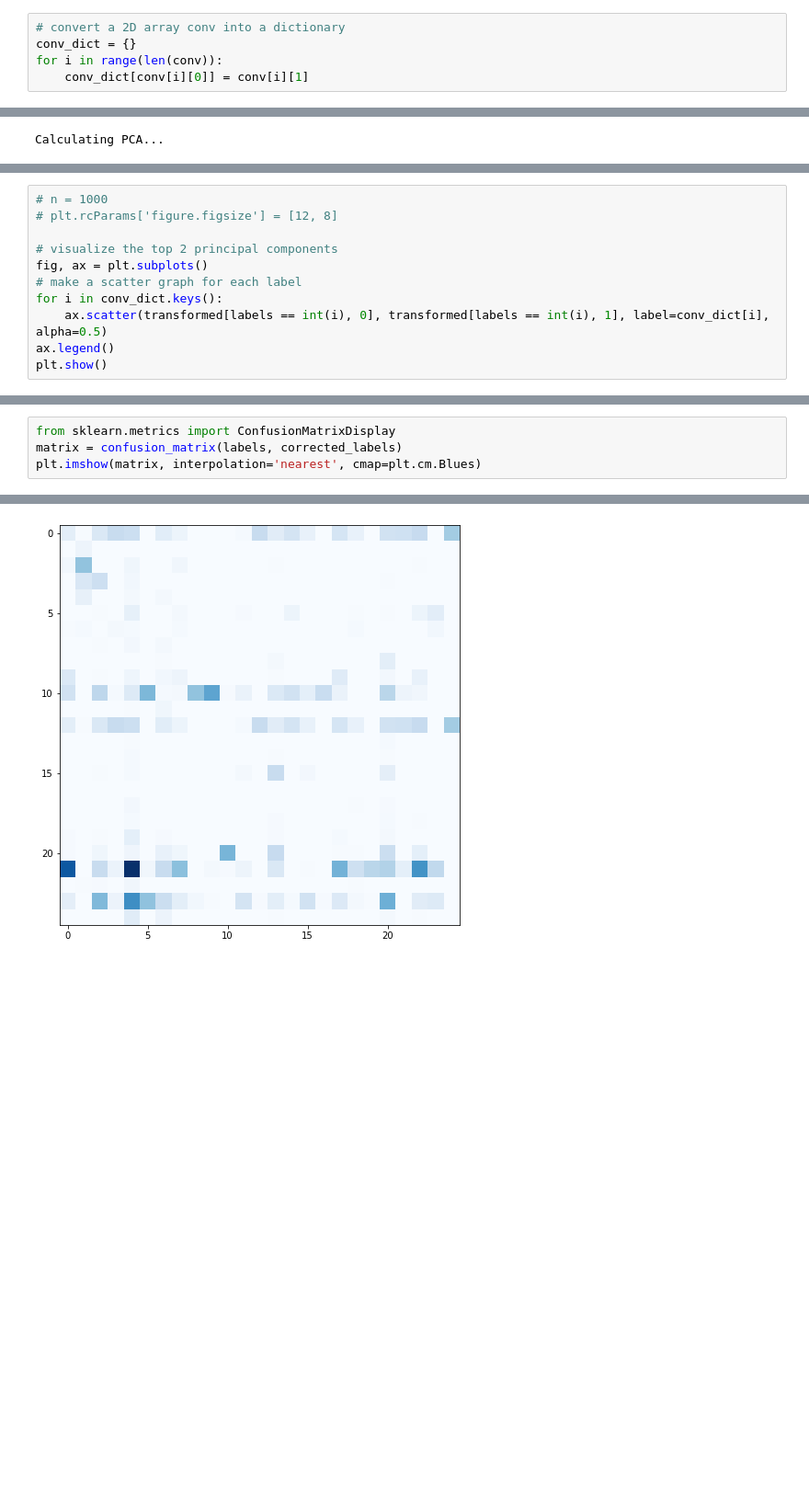
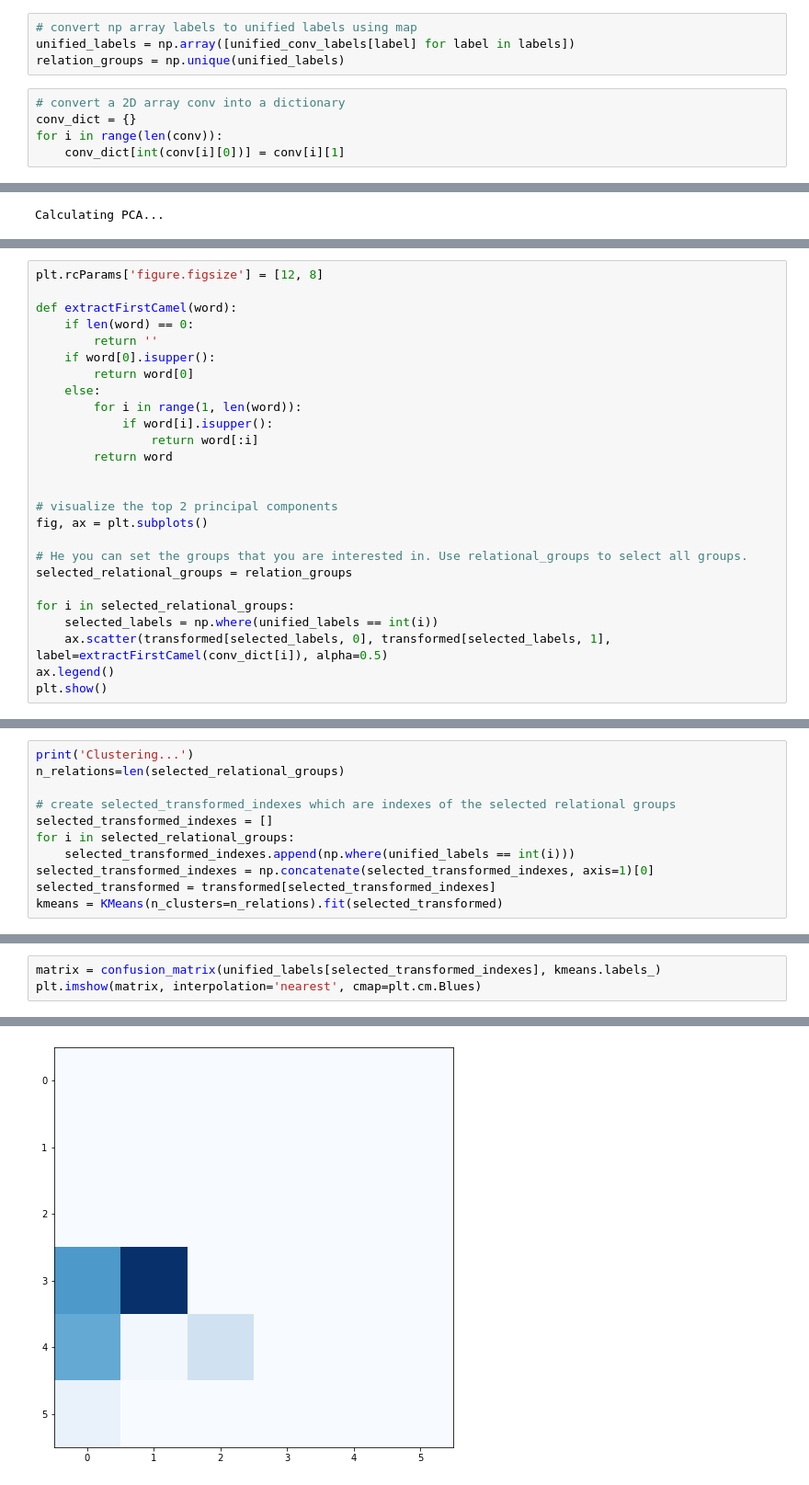
Before and after one commit to Pylyr/Internship_SBERT, a Jupyter notebook: pca.ipynb, the cells around one changed output, grey strips where cells are left out. Shown: that part at 92% size. Cells and saved outputs as stored; diff of their text form; blank space fills up the shorter version.

```diff
--- a/pca.ipynb
+++ b/pca.ipynb
@@ -38,8 +48,12 @@ array([['2', 'broader'],
+# %%
+# convert np array labels to unified labels using map
+unified_labels = np.array([unified_conv_labels[label] for label in labels])
+relation_groups = np.unique(unified_labels)
 # %%
 # convert a 2D array conv into a dictionary
 conv_dict = {}
 for i in range(len(conv)):
-    conv_dict[conv[i][0]] = conv[i][1]
+    conv_dict[int(conv[i][0])] = conv[i][1]
 # %%
 print('Calculating PCA...')
 
@@ -52,12 +78,27 @@ Calculating PCA...
 # %%
-# n = 1000
-# plt.rcParams['figure.figsize'] = [12, 8]
+plt.rcParams['figure.figsize'] = [12, 8]
+
+def extractFirstCamel(word):
+    if len(word) == 0:
+        return ''
+    if word[0].isupper():
+        return word[0]
+    else:
+        for i in range(1, len(word)):
+            if word[i].isupper():
+                return word[:i]
+        return word
+
 
 # visualize the top 2 principal components
 fig, ax = plt.subplots()
-# make a scatter graph for each label
-for i in conv_dict.keys():
-    ax.scatter(transformed[labels == int(i), 0], transformed[labels == int(i), 1], label=conv_dict[i], alpha=0.5)
+
+# He you can set the groups that you are interested in. Use relational_groups to select all groups.
+selected_relational_groups = relation_groups
+
+for i in selected_relational_groups:
+    selected_labels = np.where(unified_labels == int(i))
+    ax.scatter(transformed[selected_labels, 0], transformed[selected_labels, 1], label=extractFirstCamel(conv_dict[i]), alpha=0.5)
 ax.legend()
 plt.show()
 # %% [output]
@@ -73,0 +106,11 @@ corrected_labels = [ordered_labels[i] for i in kmeans.labels_]
+# %%
+print('Clustering...')
+n_relations=len(selected_relational_groups)
+
+# create selected_transformed_indexes which are indexes of the selected relational groups
+selected_transformed_indexes = []
+for i in selected_relational_groups:
+    selected_transformed_indexes.append(np.where(unified_labels == int(i)))
+selected_transformed_indexes = np.concatenate(selected_transformed_indexes, axis=1)[0]
+selected_transformed = transformed[selected_transformed_indexes]
+kmeans = KMeans(n_clusters=n_relations).fit(selected_transformed)
@@ -84,7 +130,6 @@ Calculating the score...
 # %%
-from sklearn.metrics import ConfusionMatrixDisplay
-matrix = confusion_matrix(labels, corrected_labels)
+matrix = confusion_matrix(unified_labels[selected_transformed_indexes], kmeans.labels_)
 plt.imshow(matrix, interpolation='nearest', cmap=plt.cm.Blues)
 # %% [output]
 <matplotlib.image.AxesImage at 0x...>
-[figure, old version]
+[figure, new version]
```
Also changed, not shown: parts of 9 cells of this notebook.
